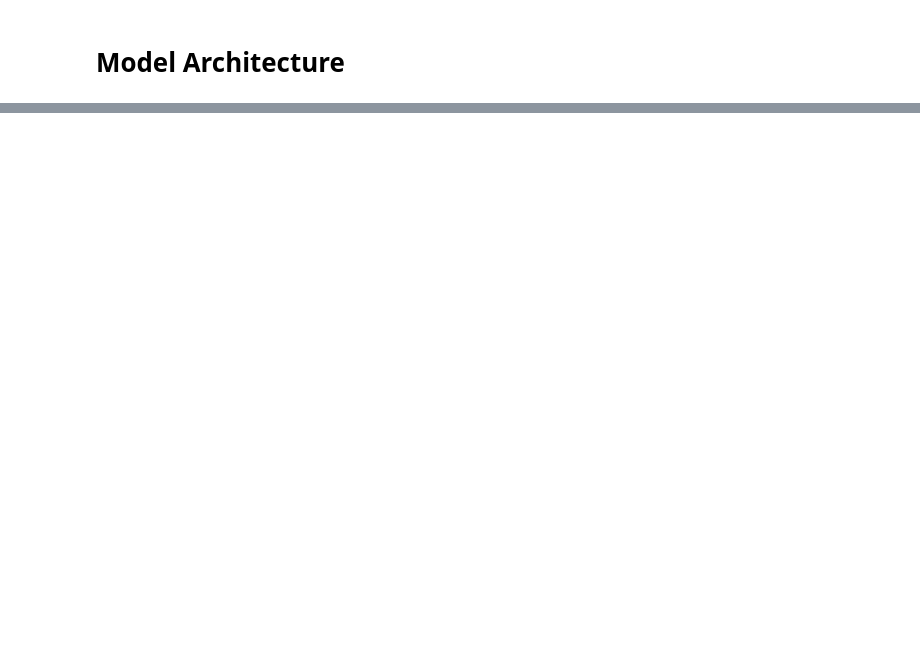
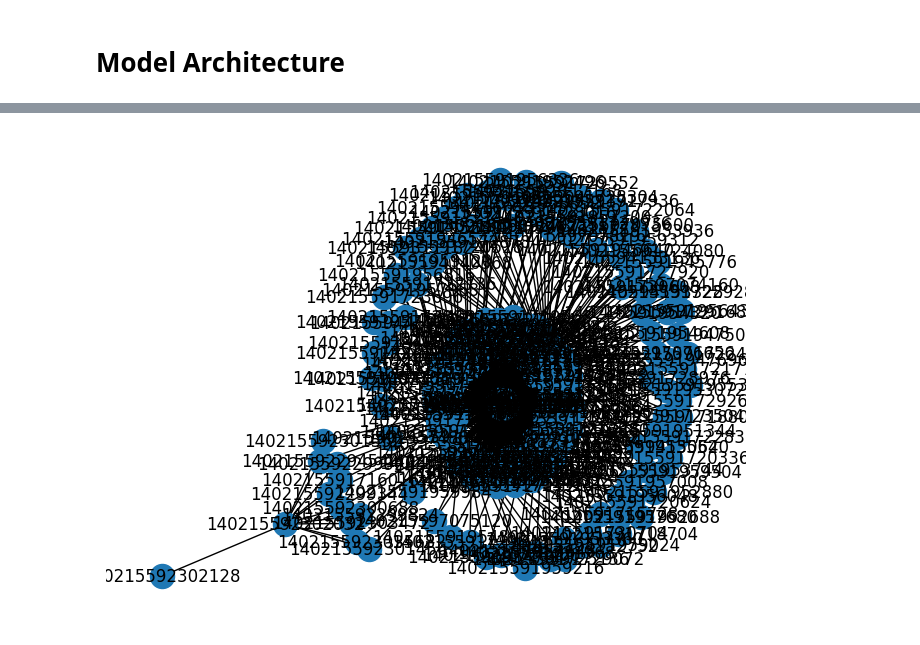
Before and after one commit to atkamara/deeplearning, a Jupyter notebook: pure_numpy_clean.ipynb, the cells around one changed output, grey strips where cells are left out. Drawn from its saved outputs; the diff is of its cells as text; code cells hidden in the pictures; blank space fills up the shorter version.

```diff
--- a/pure_numpy_clean.ipynb
+++ b/pure_numpy_clean.ipynb
@@ -278,0 +381,4 @@ Model.eval()
+# %%
+GraphManager.draw()
+# %% [output]
+[figure, added]
```
Also changed, not shown: parts of 94 cells of this notebook, 21 other files.
